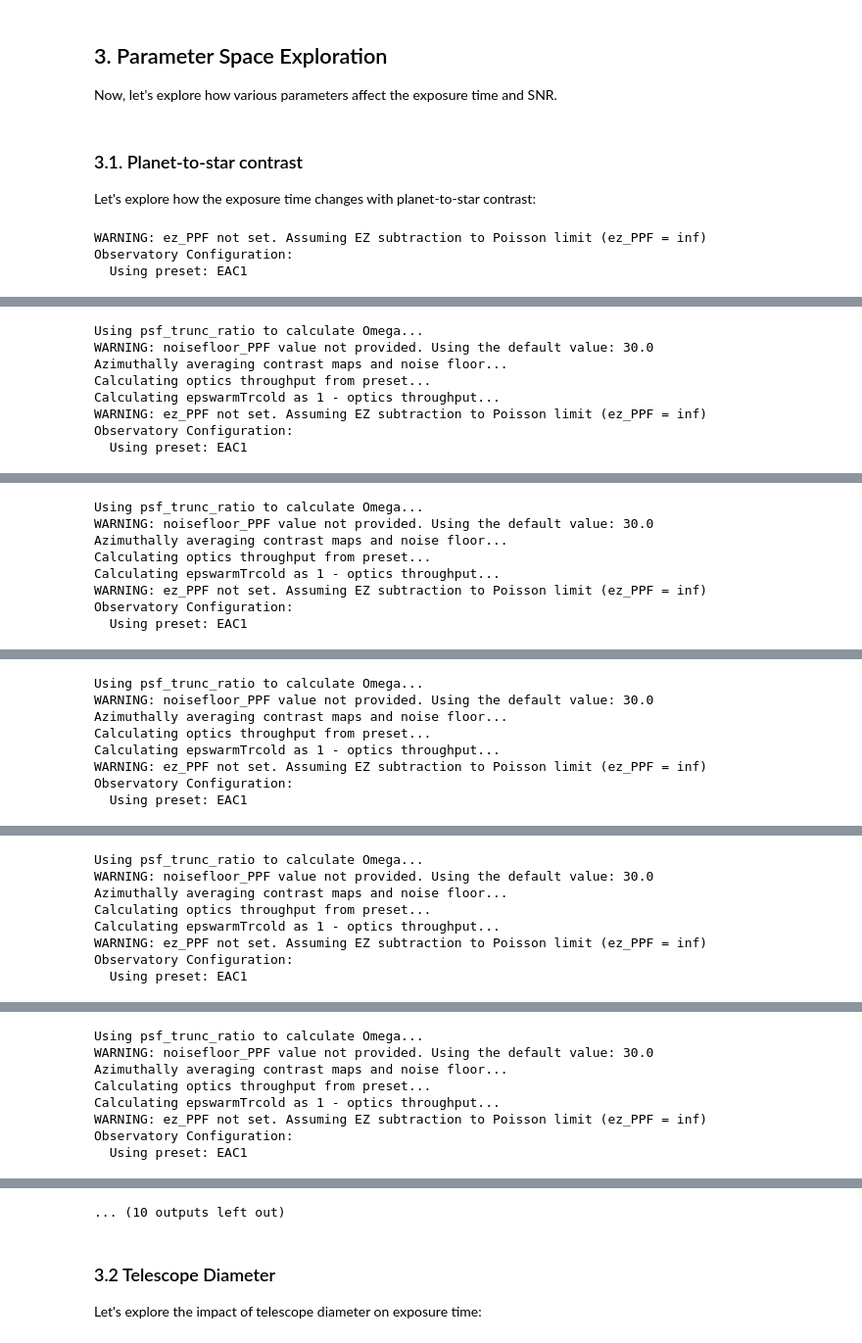
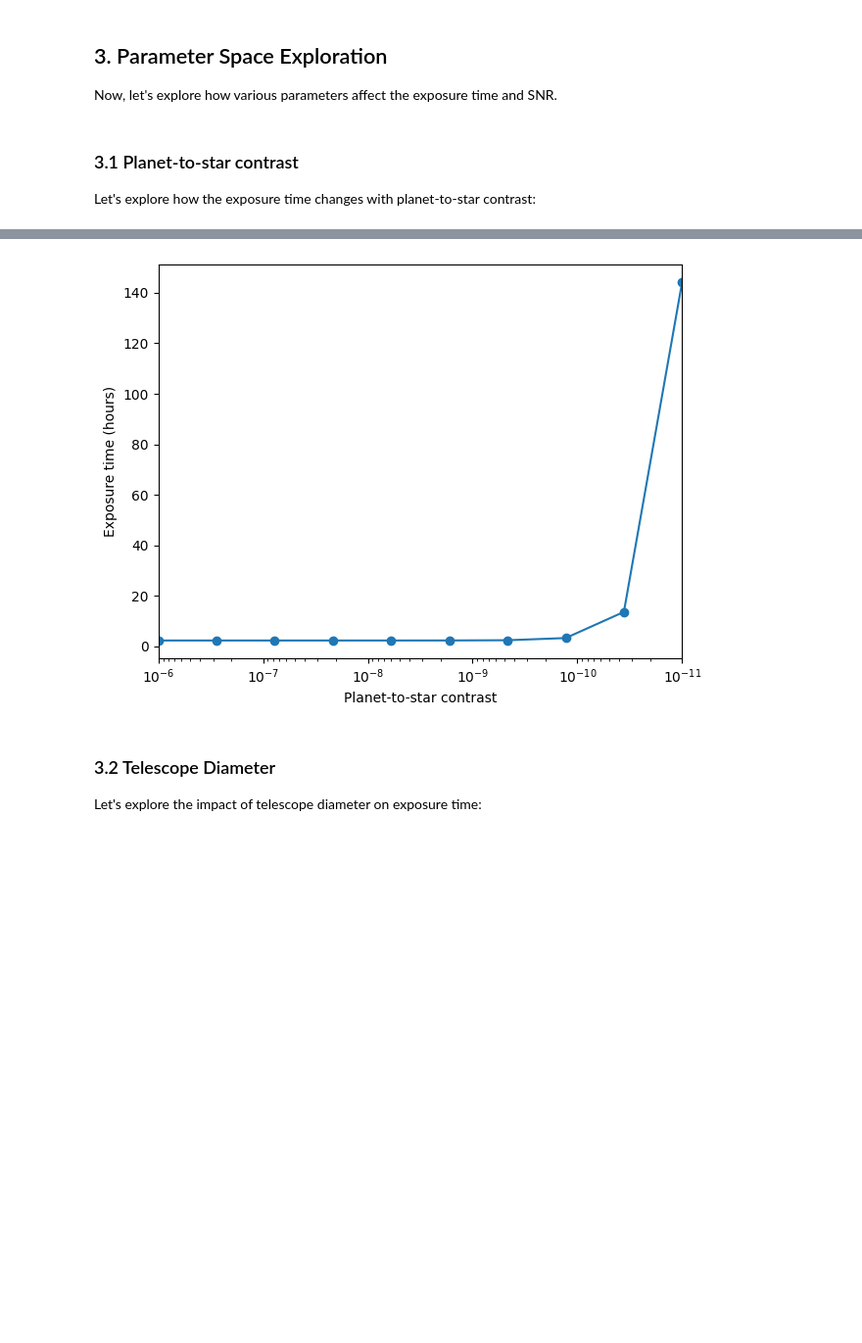
Before and after one commit to HWO-Project/pyEDITH, a Jupyter notebook: tutorials/imaging_tutorial.ipynb, the cells around one changed output, grey strips where cells are left out. Shown at 98% size. Saved outputs shown, nothing was run; the diff lists cells and outputs as text; code cells hidden in the pictures; blank space fills up the shorter version.

Commit message:
Implemented logger and verbosity levels. Tested.

```diff
--- a/tutorials/imaging_tutorial.ipynb
+++ b/tutorials/imaging_tutorial.ipynb
@@ -131,6 +143,8 @@ validation_output
 # %% [markdown]
 The code can also perform **simultaneous observations**. This is the key feature used in [Alei et al. 2025](https://ui.adsabs.harvard.edu/abs/2025arXiv251205279A/abstract). For example, we assume the primary (detection) bandpass to be 0.5 micron with 20% bandwidth. What is the SNR of a secondary bandpass at 1 micron with 20% bandpass?
 # %%
+# Set verbosity to "warning" for fewer log messages.
+set_verbosity(level='warning')
 # Let's note down the values that change compared to imaging_params
 secondary_imaging_params = {
     'wavelength': 1,  # Wavelength in microns
@@ -142,16 +156,18 @@ for key in imaging_params:
         if key not in secondary_imaging_params:
             secondary_imaging_params[key] = imaging_params[key]
 
-print("Calculating texp from primary lambda")
+# Calculating texp from primary lambda
 parsed_parameters= parse_input.parse_parameters(imaging_params)
 
-texp, _ = calculate_texp(parsed_parameters, verbose=False)
+texp, _ = calculate_texp(parsed_parameters)
 print("Reference exposure time: ", texp.to(u.hr))
+
+# Calculating SNR at secondary lambda
 if np.isfinite(texp).all():
-    print("Calculating snr on secondary lambda")
+
     parsed_secondary_parameters= parse_input.parse_parameters(secondary_imaging_params)
 
-    snr, _ = calculate_snr(parsed_secondary_parameters, texp, verbose=False)
+    snr, _ = calculate_snr(parsed_secondary_parameters, texp)
     print("SNR at the secondary lambda: ", snr)
 else:
     raise ValueError("Returned exposure time is infinity.")
@@ -254,5 +243,5 @@ Now, let's explore how various parameters affect the exposure time and SNR.
 # %% [markdown]
-### 3.1. Planet-to-star contrast
+### 3.1 Planet-to-star contrast
 Let's explore how the exposure time changes with planet-to-star contrast:
 # %%
 contrasts = np.logspace(-6, -11, 10)
@@ -264,23 +253,19 @@ for contrast in contrasts:
     params['Fp/Fs'] = contrast
     # make the parameters be the shape that the code desires
     parsed_parameters= parse_input.parse_parameters(params)
-    texp, validation_output = calculate_texp(parsed_parameters, verbose=False)
+    texp, validation_output = calculate_texp(parsed_parameters)
     exposure_times.append(texp.to(u.hr).value)
 
 
 # Make plot
-fig, ax1 = plt.subplots(figsize=(10, 6))
+fig, ax1 = plt.subplots()
+
 # Primary x-axis (contrast)
 ax1.semilogx(contrasts, exposure_times,marker='o')
 ax1.set_xlim([1e-6,1e-11])
 ax1.set_xlabel('Planet-to-star contrast')
 ax1.set_ylabel('Exposure time (hours)')
-ax1.grid(True)
 
-plt.title('Exposure Time vs Planet-to-Star Contrast')
 plt.tight_layout()
 plt.show()
 # %% [output]
-WARNING: ez_PPF not set. Assuming EZ subtraction to Poisson limit (ez_PPF = inf)
-Observatory Configuration:
-  Using preset: EAC1
@@ -292,8 +271,0 @@ Observatory Configuration:
-Using psf_trunc_ratio to calculate Omega...
-WARNING: noisefloor_PPF value not provided. Using the default value: 30.0
-Azimuthally averaging contrast maps and noise floor...
-Calculating optics throughput from preset...
-Calculating epswarmTrcold as 1 - optics throughput...
-WARNING: ez_PPF not set. Assuming EZ subtraction to Poisson limit (ez_PPF = inf)
-Observatory Configuration:
-  Using preset: EAC1
@@ -305,8 +271,0 @@ Observatory Configuration:
-Using psf_trunc_ratio to calculate Omega...
-WARNING: noisefloor_PPF value not provided. Using the default value: 30.0
-Azimuthally averaging contrast maps and noise floor...
-Calculating optics throughput from preset...
-Calculating epswarmTrcold as 1 - optics throughput...
-WARNING: ez_PPF not set. Assuming EZ subtraction to Poisson limit (ez_PPF = inf)
-Observatory Configuration:
-  Using preset: EAC1
@@ -318,8 +271,0 @@ Observatory Configuration:
-Using psf_trunc_ratio to calculate Omega...
-WARNING: noisefloor_PPF value not provided. Using the default value: 30.0
-Azimuthally averaging contrast maps and noise floor...
-Calculating optics throughput from preset...
-Calculating epswarmTrcold as 1 - optics throughput...
-WARNING: ez_PPF not set. Assuming EZ subtraction to Poisson limit (ez_PPF = inf)
-Observatory Configuration:
-  Using preset: EAC1
@@ -331,8 +271,0 @@ Observatory Configuration:
-Using psf_trunc_ratio to calculate Omega...
-WARNING: noisefloor_PPF value not provided. Using the default value: 30.0
-Azimuthally averaging contrast maps and noise floor...
-Calculating optics throughput from preset...
-Calculating epswarmTrcold as 1 - optics throughput...
-WARNING: ez_PPF not set. Assuming EZ subtraction to Poisson limit (ez_PPF = inf)
-Observatory Configuration:
-  Using preset: EAC1
@@ -344,8 +271,0 @@ Observatory Configuration:
-Using psf_trunc_ratio to calculate Omega...
-WARNING: noisefloor_PPF value not provided. Using the default value: 30.0
-Azimuthally averaging contrast maps and noise floor...
-Calculating optics throughput from preset...
-Calculating epswarmTrcold as 1 - optics throughput...
-WARNING: ez_PPF not set. Assuming EZ subtraction to Poisson limit (ez_PPF = inf)
-Observatory Configuration:
-  Using preset: EAC1
@@ -357,4 +272,4 @@ Observatory Configuration:
-... (10 outputs left out)
+[figure, added]
 # %% [markdown]
 ### 3.2 Telescope Diameter
 
```
Also changed, not shown: parts of 18 cells of this notebook, 16 other files.
